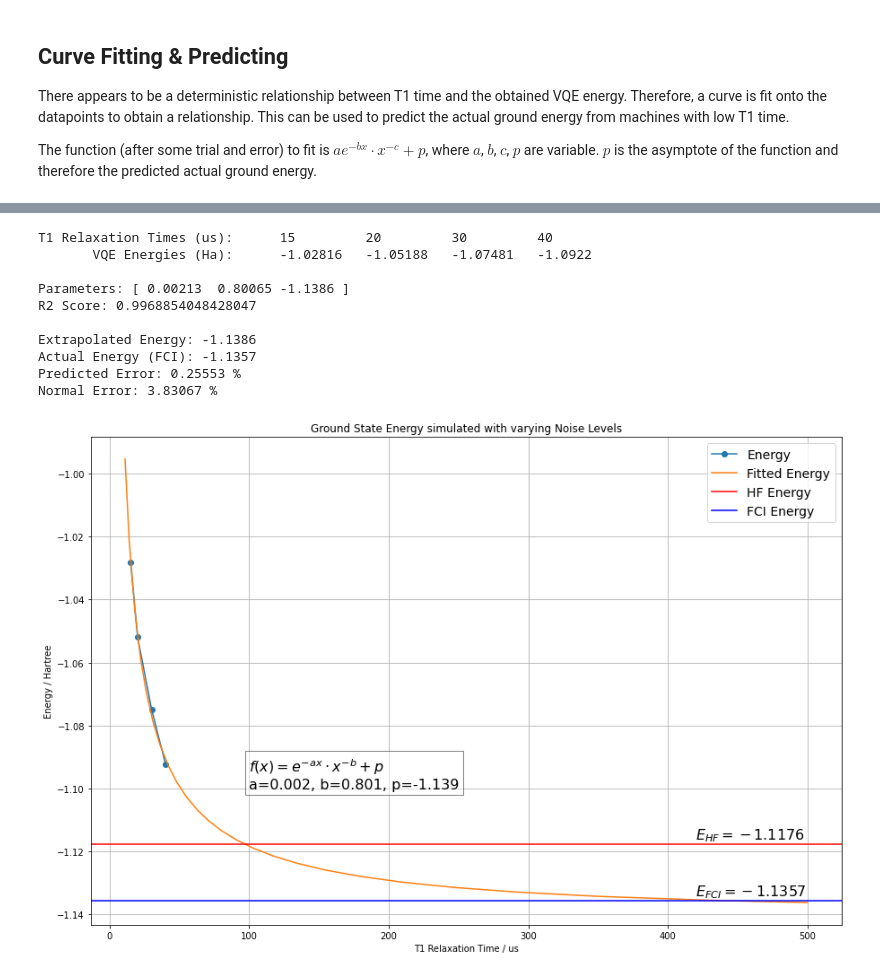
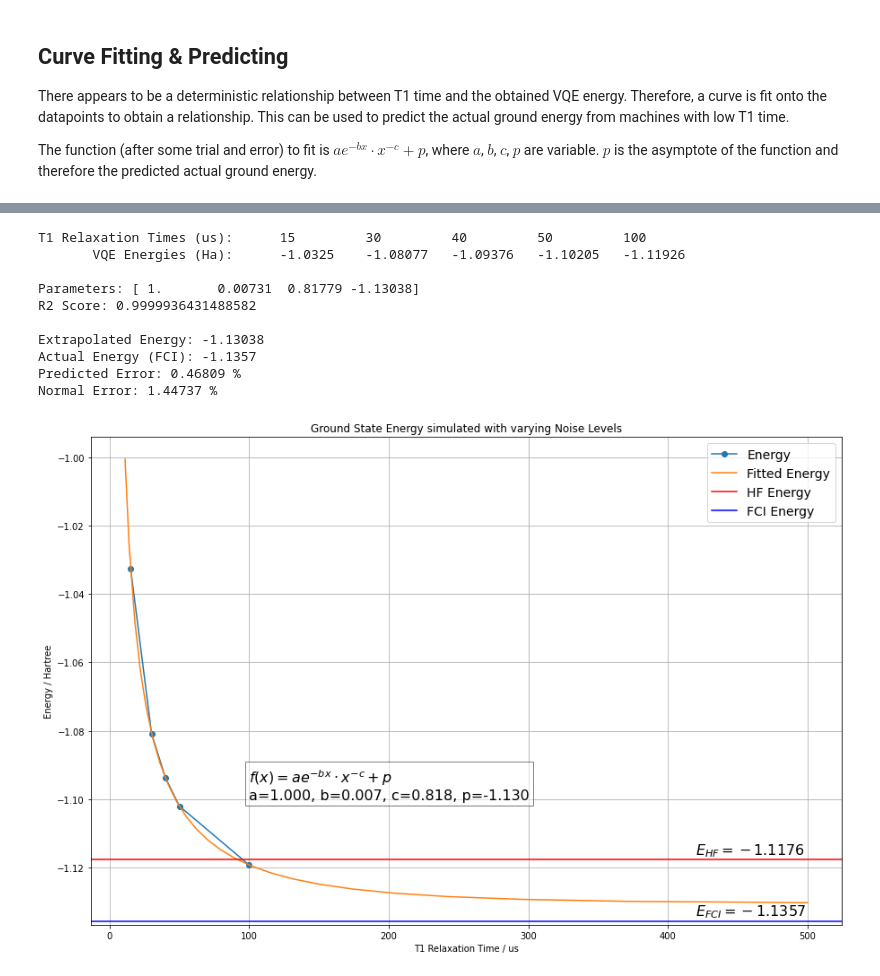
Before and after one commit to TheTrustyPwo/Hydrogen, a Jupyter notebook: better.ipynb, the cells around one changed output, grey strips where cells are left out. Cells and saved outputs as stored; diff of their text form; code cells hidden in the pictures.

```diff
--- a/better.ipynb
+++ b/better.ipynb
@@ -351,7 +452,7 @@ Note regarding data in `energy_acc_qibo2.csv`:
 - `ucc_energy_25` - `ucc_energy_38`: `x_max_iter = 6` in `optimize`, using `UCC` ansatz
 - `ucc_energy_39` - `ucc_energy_48`: `max(it, 6) if it <= 10 else max(20 - it, 6)` in `optimize`, using `XYZ2F` ansatz
 # %%
-for i in range(41, 51):
+for i in range(49, 50):
     accuracies = np.concatenate((np.logspace(0, 12, num=50, base=1.75)[19:], np.array([1024])))
     vqe_energies, bond_lengths = [], []
     for accuracy in tqdm(accuracies, desc="Evaluating simulation"):
@@ -367,8 +468,10 @@ for i in range(41, 51):
 
         noise_model = IBMQNoiseModel()
         noise_model.from_dict(parameters)
-        noisy_circuit = noise_model.apply(circuit)
+        noisy_circuit = noise_model.apply(uccsd_circuit)
         noisy_circuit.density_matrix = True
+
+        print(energy([3.14,3.14,0.7], noisy_circuit))
 
         vqe_energy, x, _, _, _ = optimize(noisy_circuit)
         vqe_energies.append(vqe_energy)
@@ -411,8 +511,8 @@ def replace_outliers(row):
     row_cleaned = row.apply(lambda x: row_mean if abs(x - row_mean) > threshold else x)
     return row_cleaned
 
-all_columns = [f'ucc_energy_{i}' for i in range(1, 49)]
-using_columns = [f'ucc_energy_{i}' for i in range(1, 38)]
+all_columns = [f'ucc_energy_{i}' for i in range(1, 50)]
+using_columns = [f'ucc_energy_{i}' for i in range(49, 50)]
 df[all_columns] = df[all_columns].apply(replace_outliers, axis=1)
 
 accuracies = np.concatenate((np.logspace(0, 12, num=50, base=1.75)[19:], np.array([1024])))
@@ -447,6 +547,6 @@ R2 Score: 0.9998309159369421
 # %%
 guesses, pred_errors, normal_errors = [], [], []
-for limit in range(10, 32):
+for limit in range(6, 32):
     _, (_, _, _, p), _ = fit_noise_curve(accuracies[:limit], vqe_energies[:limit])
     guesses.append(p)
     pred_error = percentage_error(p, E_FCI)
@@ -486,7 +586,7 @@ plt.show()
 # %%
 # Enter the T1 relaxation time of your quantum computers
-accuracies = np.array([15, 20, 30, 40])
-samples = 10
+accuracies = np.array([15, 30, 40, 50, 100])
+samples = 1
 
 vqe_energies = []
 for accuracy in tqdm(accuracies, desc="Evaluating simulation"):
@@ -504,7 +604,7 @@ for accuracy in tqdm(accuracies, desc="Evaluating simulation"):
 
         noise_model = IBMQNoiseModel()
         noise_model.from_dict(parameters)
-        noisy_circuit = noise_model.apply(circuit)
+        noisy_circuit = noise_model.apply(uccsd_circuit)
         noisy_circuit.density_matrix = True
 
         vqe_energy, x, _, _, _ = optimize(noisy_circuit)
@@ -513,47 +613,47 @@ for accuracy in tqdm(accuracies, desc="Evaluating simulation"):
     vqe_energies.append(np.array(res).mean())
 # %%
 y_fit, params, score = fit_noise_curve(accuracies, vqe_energies)
-a, b, p = params
+a, b, c, p = params
 print("T1 Relaxation Times (us):".ljust(30), ' '.join(list(map(lambda x: f"{np.round(x, 5):<10}", accuracies))))
 print("VQE Energies (Ha):".rjust(25).ljust(30), ' '.join(list(map(lambda x: f"{np.round(x, 5):<10}", vqe_energies))))
 print()
 print("Parameters:", np.round(params, 5))
 print("R2 Score:", score)
 print()
 print("Extrapolated Energy:", np.round(p, 5))
 print("Actual Energy (FCI):", E_FCI)
 print("Predicted Error:", np.round(abs((p - E_FCI) / E_FCI) * 100, 5), "%")
 print("Normal Error:", np.round(abs((vqe_energies[accuracies.argmax()] - E_FCI) / E_FCI) * 100, 5), "%")
 
 test_accuracies = np.arange(11, 501, 1)
 test_fit = func(test_accuracies, *params)
 
 plt.figure(figsize=(15, 10))
 plt.style.use('fast')
 plt.plot(accuracies, vqe_energies, 'o-', label="Energy")
 plt.plot(test_accuracies, test_fit, label="Fitted Energy")
-equation_text = r'$f(x) = e^{-ax} \cdot x^{-b} + p$'
-params_text = f'a={a:.3f}, b={b:.3f}, p={p:.3f}'
+equation_text = r'$f(x) = ae^{-bx} \cdot x^{-c} + p$'
+params_text = f'a={a:.3f}, b={b:.3f}, c={c:.3f}, p={p:.3f}'
 plt.text(100, -1.10, equation_text + '\n' + params_text, fontsize=16, bbox=dict(facecolor='white', alpha=0.5))
 plt.text(420, -1.116, E_HF_STR, fontsize=16)
 plt.text(420, -1.134, E_FCI_STR, fontsize=16)
 plt.axhline(y=E_HF, color='r', label="HF Energy")
 plt.axhline(y=E_FCI, color='b', label="FCI Energy")
 plt.title('Ground State Energy simulated with varying Noise Levels')
 plt.xlabel('T1 Relaxation Time / us')
 plt.ylabel('Energy / Hartree')
 plt.grid(True)
 plt.legend(fontsize=14)
 plt.show()
 # %% [output]
-T1 Relaxation Times (us):      15         20         30         40
-       VQE Energies (Ha):      -1.02816   -1.05188   -1.07481   -1.0922
+T1 Relaxation Times (us):      15         30         40         50         100
+       VQE Energies (Ha):      -1.0325    -1.08077   -1.09376   -1.10205   -1.11926
 
-Parameters: [ 0.00213  0.80065 -1.1386 ]
-R2 Score: 0.9968854048428047
+Parameters: [ 1.       0.00731  0.81779 -1.13038]
+R2 Score: 0.9999936431488582
 
-Extrapolated Energy: -1.1386
+Extrapolated Energy: -1.13038
 Actual Energy (FCI): -1.1357
-Predicted Error: 0.25553 %
-Normal Error: 3.83067 %
+Predicted Error: 0.46809 %
+Normal Error: 1.44737 %
-[figure, old version]
+[figure, new version]
```
Also changed, not shown: parts of 26 cells of this notebook, 1 other file.
